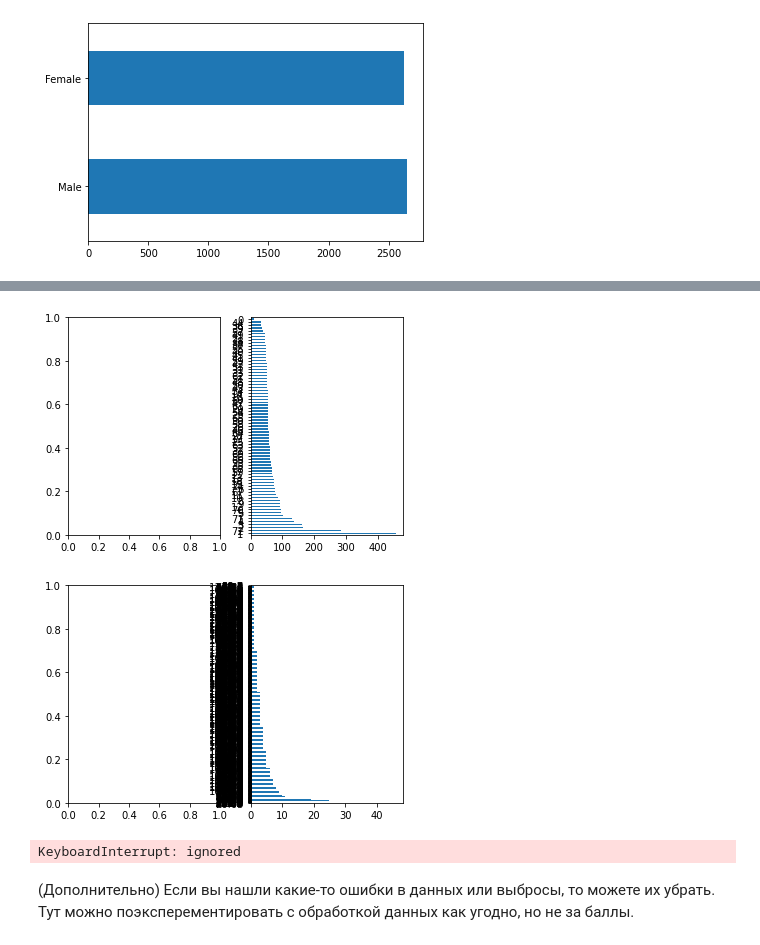
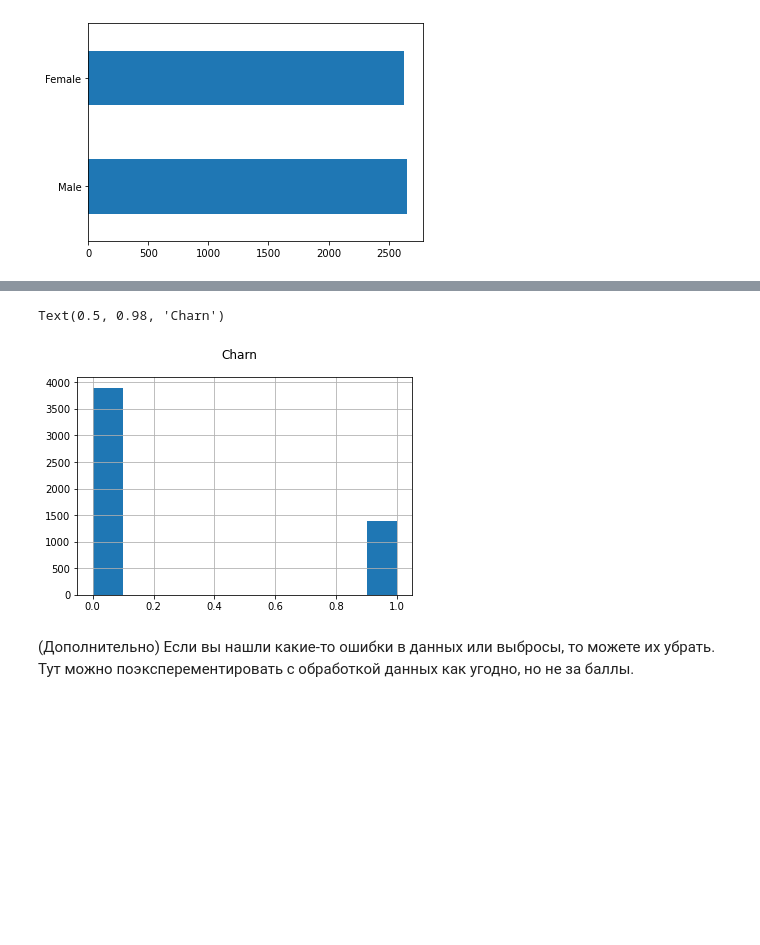
Before and after one commit to Buterbrod/Deep-Learning-School-2021, a Jupyter notebook: baseline.ipynb, the cells around one changed output, grey strips where cells are left out. Saved outputs shown, nothing was run; the diff lists cells and outputs as text; code cells hidden in the pictures; blank space fills up the shorter version.

```diff
--- a/baseline.ipynb
+++ b/baseline.ipynb
@@ -486,4 +455,0 @@ Name: HasMovieSubscription, dtype: int64
-# %%
-column = 'HasContractPhone'
-data[column].value_counts().plot(kind='barh')
-data[column].value_counts()
@@ -496,4 +455,0 @@ Name: HasContractPhone, dtype: int64
-# %%
-column = 'IsBillingPaperless'
-data[column].value_counts().plot(kind='barh')
-data[column].value_counts()
@@ -505,4 +455,0 @@ Name: IsBillingPaperless, dtype: int64
-# %%
-column = 'PaymentMethod'
-data[column].value_counts().plot(kind='barh')
-data[column].value_counts()
@@ -543,18 +456,11 @@ Text(0.5, 1.0, 'MonthlySpending')
-# %%
-# Для категориальных посчитайте количество каждого значения для каждого признака.
-for column in data.columns:
-  fig, axs = plt.subplots(1, 2)
-  data[column].value_counts().plot(kind='barh')
-  #axs.hist(data[column].value_counts())
-  #axs.set_title(column)
-  #data['Sex'].value_counts()
-  #axs.plot(x,y)
-
-plt.show()
-# %% [output]
-[figure, removed]
-[figure, removed]
-KeyboardInterrupt: ignored
+# %%
+# 2) Посмотрите на распределение целевой переменной и скажите, являются ли классы несбалансированными.
+h = data[target_col].hist()
+fig = h.get_figure()
+fig.suptitle(column)
+# %% [output]
+Text(0.5, 0.98, 'Charn')
+[figure, added]
 # %% [markdown]
 (Дополнительно) Если вы нашли какие-то ошибки в данных или выбросы, то можете их убрать. Тут можно поэксперементировать с обработкой данных как угодно, но не за баллы.
 # %%
```
Also changed, not shown: parts of 33 cells of this notebook.
